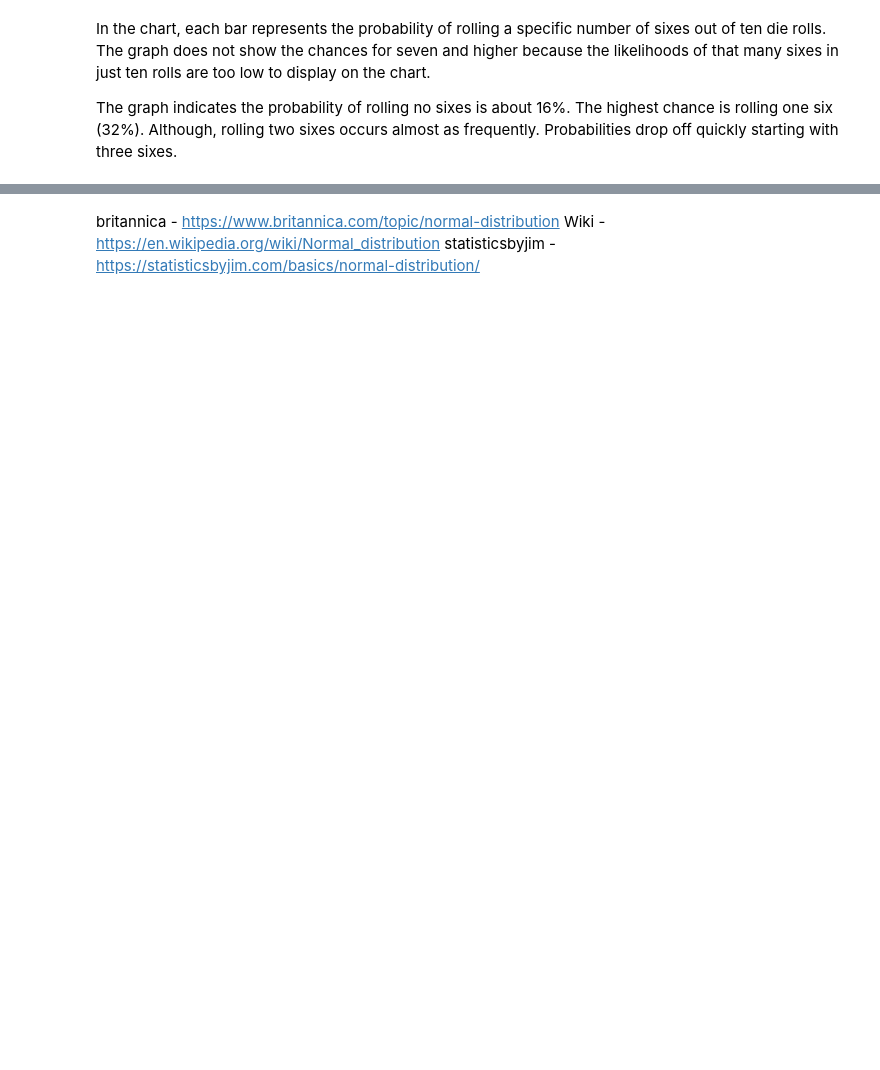
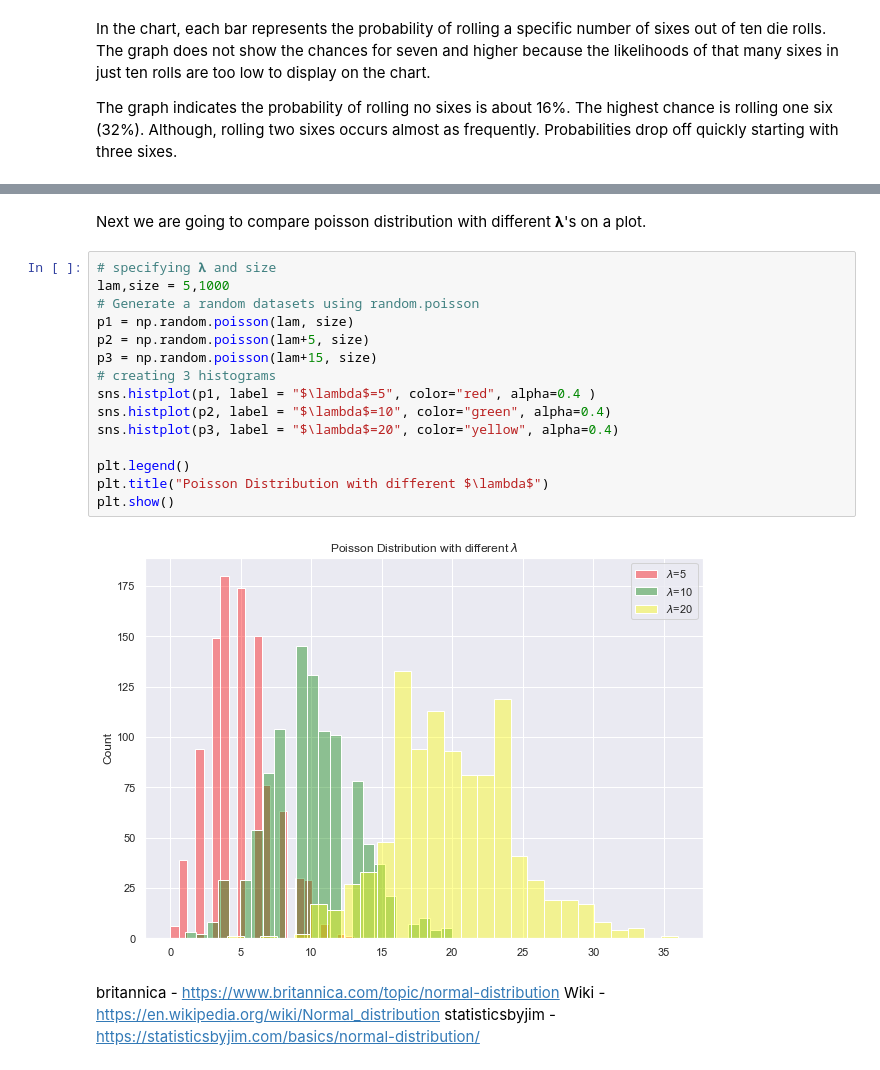
Before and after one commit to angelinka/numpy_assignment, a Jupyter notebook: numPy.ipynb, the cells around one changed output, grey strips where cells are left out. Saved outputs shown, nothing was run; the diff lists cells and outputs as text; blank space fills up the shorter version.

```diff
--- a/numPy.ipynb
+++ b/numPy.ipynb
@@ -538,3 +584,22 @@ The graph indicates the probability of rolling no sixes is about 16%. The highes
+# %% [markdown]
+Next we are going to compare poisson distribution with different 𝛌's on a plot.
+# %%
+# specifying 𝛌 and size
+lam,size = 5,1000
+# Generate a random datasets using random.poisson
+p1 = np.random.poisson(lam, size)
+p2 = np.random.poisson(lam+5, size)
+p3 = np.random.poisson(lam+15, size)
+# creating 3 histograms
+sns.histplot(p1, label = "$\lambda$=5", color="red", alpha=0.4 )
+sns.histplot(p2, label = "$\lambda$=10", color="green", alpha=0.4)
+sns.histplot(p3, label = "$\lambda$=20", color="yellow", alpha=0.4)
+
+plt.legend()
+plt.title("Poisson Distribution with different $\lambda$")
+plt.show()
+# %% [output]
+[figure, added]
 # %% [markdown]
 britannica - https://www.britannica.com/topic/normal-distribution
 Wiki - https://en.wikipedia.org/wiki/Normal_distribution
```
Also changed, not shown: parts of 38 cells of this notebook.
